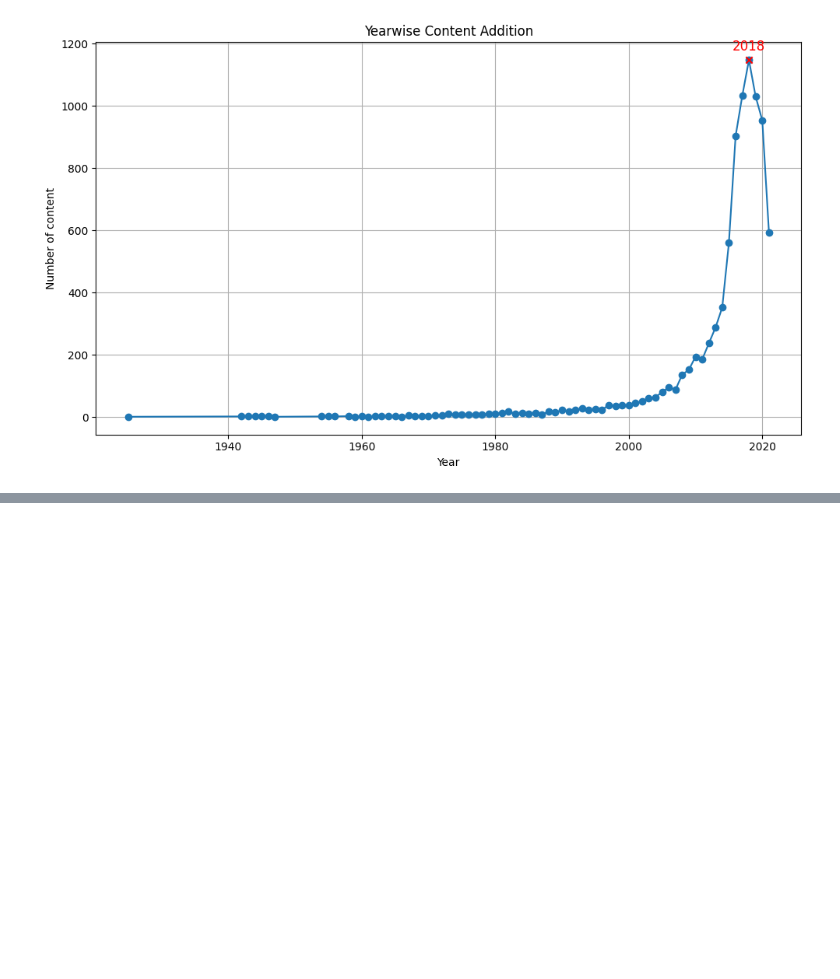
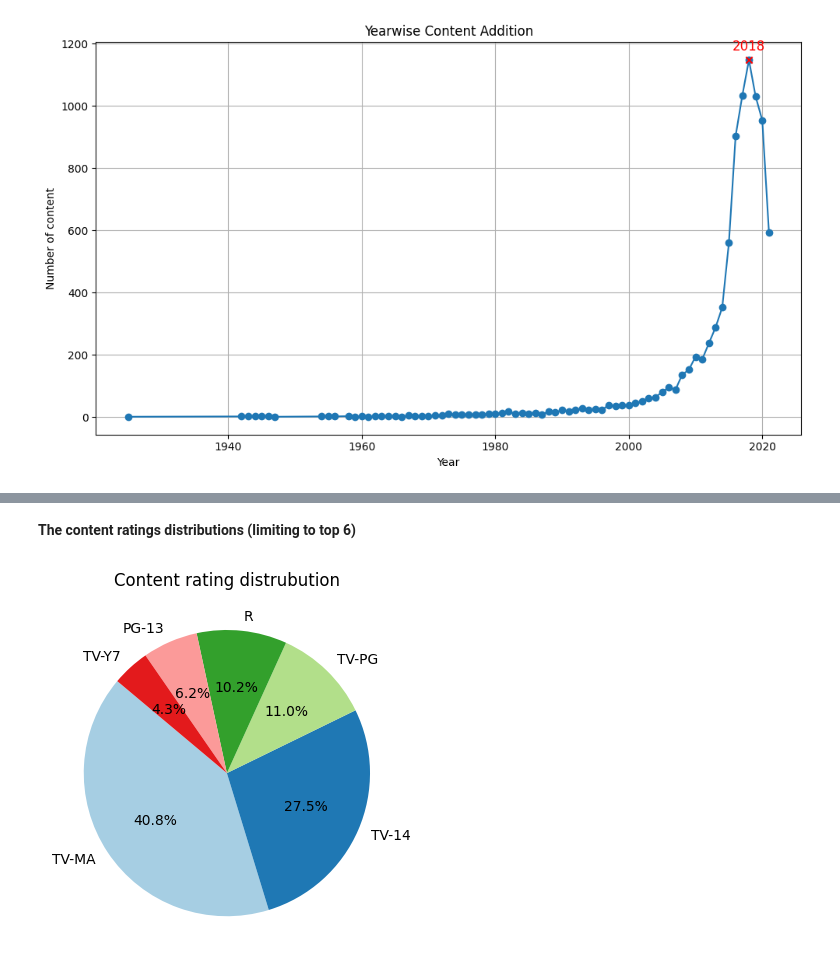
Before and after one commit to SmitaM91/Netflix-data-Analysis, a Jupyter notebook: Netflix_data_analysis.ipynb, the cells around one changed output, grey strips where cells are left out. Cells and saved outputs as stored; diff of their text form; code cells hidden in the pictures; blank space fills up the shorter version.

```diff
--- a/Netflix_data_analysis.ipynb
+++ b/Netflix_data_analysis.ipynb
@@ -179,0 +230,12 @@ plt.show()
+# %% [markdown]
+**The content ratings distributions (limiting to top 6)**
+# %%
+rating_dis = netflix['rating'].value_counts().head(6)
+
+plt.figure(figsize=(4,5))
+plt.pie(rating_dis, labels=rating_dis.index, autopct='%1.1f%%', startangle =140, colors=plt.cm.Paired.colors)
+plt.title('Content rating distrubution')
+plt.tight_layout()
+plt.show()
+# %% [output]
+[figure, added]
```
Also changed, not shown: parts of 11 cells of this notebook.
